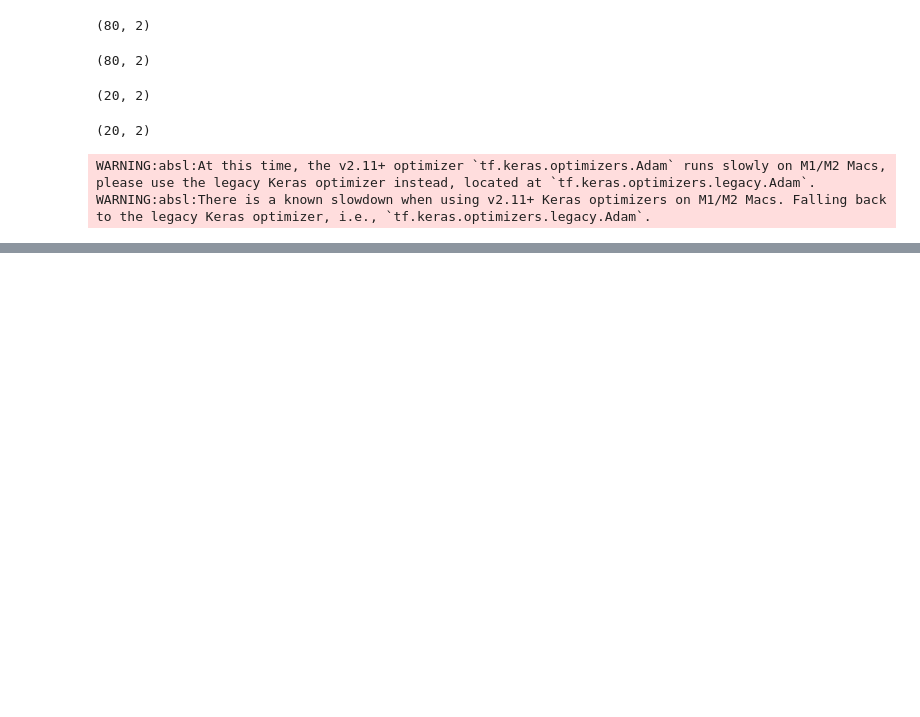
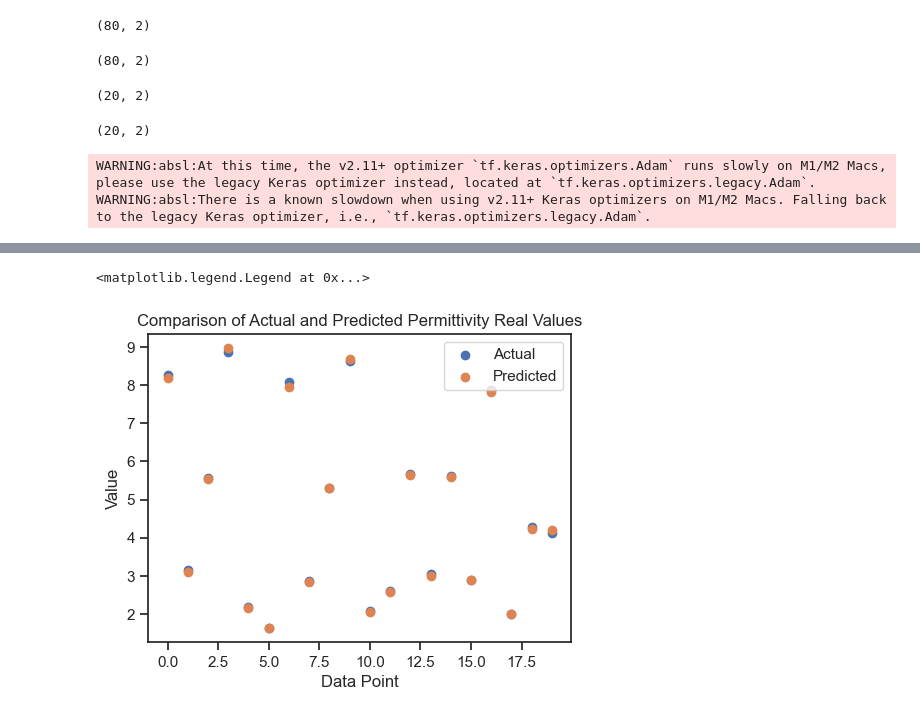
Before and after one commit to DanteMillerDS/NASA-Material-Classifier-OLD, a Jupyter notebook: material_classifier.ipynb, the cells around one changed output, grey strips where cells are left out. Drawn from its saved outputs; the diff is of its cells as text; code cells hidden in the pictures; blank space fills up the shorter version.

```diff
--- a/material_classifier.ipynb
+++ b/material_classifier.ipynb
@@ -224,5 +236,5 @@ plt.legend()
 # %%
-y_pred = model.predict(X_val)
+
 plt.figure(figsize=(12, 4))
 plt.subplot(1, 2, 1)
 plt.scatter(range(len(y_val)), y_val[:, 1], label='Actual')
@@ -237,0 +249,3 @@ plt.legend()
+# %%
+actual_matrix = np.concatenate((y_val, X_val), axis=1)
+actual_matrix
@@ -237,0 +273,3 @@ plt.legend()
+# %%
+predicted_matrix = np.concatenate((y_pred, X_val), axis=1)
+predicted_matrix
@@ -237,0 +297,15 @@ plt.legend()
+# %%
+actual_matrix = X_norm.inverse_transform(actual_matrix)
+predicted_matrix = X_norm.inverse_transform(predicted_matrix)
+# %%
+plt.figure(figsize=(12, 4))
+plt.subplot(1, 2, 1)
+plt.scatter(range(len(y_val)), predicted_matrix[:, 0], label='Actual')
+plt.scatter(range(len(y_pred)), actual_matrix[:, 0], label='Predicted')
+plt.title('Comparison of Actual and Predicted Permittivity Real Values')
+plt.xlabel('Data Point')
+plt.ylabel('Value')
+plt.legend()
+# %% [output]
+<matplotlib.legend.Legend at 0x...>
+[figure, added]
```
Also changed, not shown: parts of 10 cells of this notebook.
